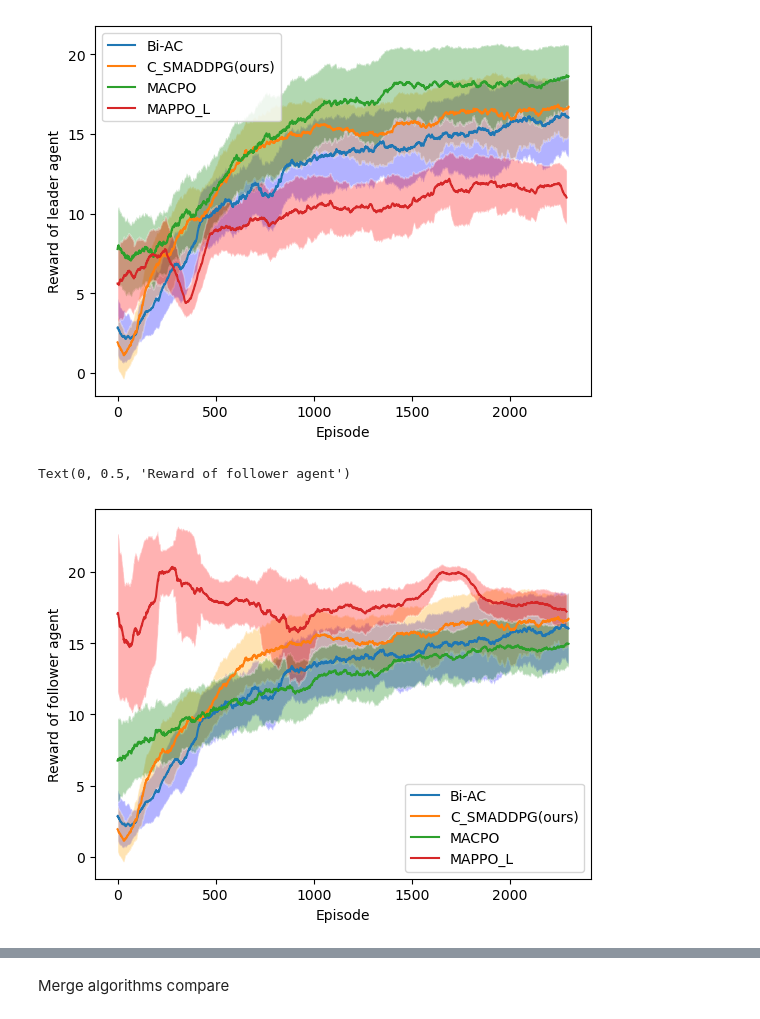
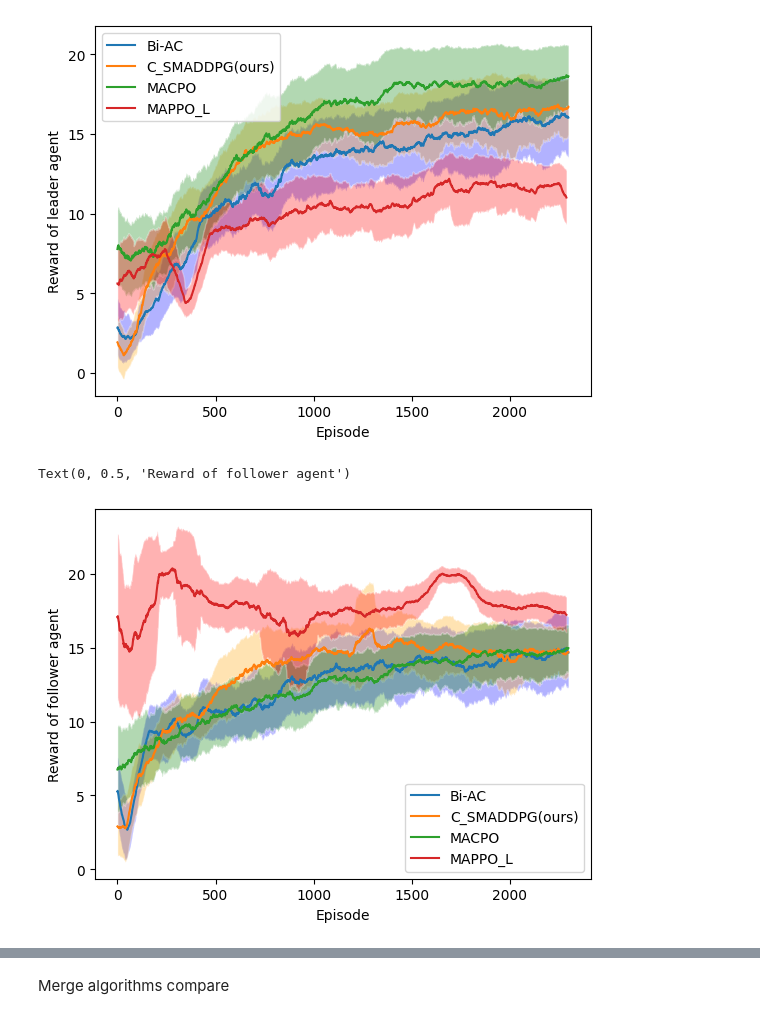
Before and after one commit to SafeRL-Lab/Safe-MARL-in-Autonomous-Driving, a Jupyter notebook: plot.ipynb, the cells around one changed output, grey strips where cells are left out. Saved outputs shown, nothing was run; the diff lists cells and outputs as text; code cells hidden in the pictures.

```diff
--- a/plot.ipynb
+++ b/plot.ipynb
@@ -161,12 +161,12 @@ follower_std_reward_c_bilevel = np.zeros(length_c_bilevel-mean_count)
 
 
 for i in range(length_bilevel-mean_count):
-    follower_mean_reward_bilevel[i] = np.mean(avg_leader_reward_bilevel[i:i+mean_count])
-    follower_std_reward_bilevel[i] = np.std(std_leader_reward_bilevel[i:i+mean_count])
+    follower_mean_reward_bilevel[i] = np.mean(avg_follower_reward_bilevel[i:i+mean_count])
+    follower_std_reward_bilevel[i] = np.std(std_follower_reward_bilevel[i:i+mean_count])
 
 for i in range(length_c_bilevel-mean_count):
-    follower_mean_reward_c_bilevel[i] = np.mean(avg_leader_reward_c_bilevel[i:i+mean_count])
-    follower_std_reward_c_bilevel[i] = np.std(std_leader_reward_c_bilevel[i:i+mean_count])
+    follower_mean_reward_c_bilevel[i] = np.mean(avg_follower_reward_c_bilevel[i:i+mean_count])
+    follower_std_reward_c_bilevel[i] = np.std(std_follower_reward_c_bilevel[i:i+mean_count])
 
 length_macpo = len(avg_follower_reward_macpo)-mean_count
 episodes_macpo = np.arange(length_macpo-mean_count)
@@ -175,34 +175,34 @@ follower_std_reward_macpo = np.zeros(length_macpo-mean_count)
 for i in range(length_macpo-mean_count):
     follower_mean_reward_macpo[i] = np.mean(avg_follower_reward_macpo[i:i+mean_count])
     follower_std_reward_macpo[i] = np.std(std_follower_reward_macpo[i:i+mean_count])
 
 length_mappo_l = len(avg_follower_reward_mappo_l)-mean_count
 episodes_mappo_l = np.arange(length_mappo_l-mean_count)
 follower_mean_reward_mappo_l = np.zeros(length_mappo_l-mean_count)
 follower_std_reward_mappo_l = np.zeros(length_mappo_l-mean_count)
 for i in range(length_mappo_l-mean_count):
     follower_mean_reward_mappo_l[i] = 30-np.mean(avg_follower_reward_mappo_l[i:i+mean_count])
     follower_std_reward_mappo_l[i] = np.std(std_follower_reward_mappo_l[i:i+mean_count])
 
 
 plt.plot(follower_mean_reward_bilevel, label='Bi-AC')
 plt.fill_between(episodes_bilevel, follower_mean_reward_bilevel-follower_std_reward_bilevel, follower_mean_reward_bilevel+follower_std_reward_bilevel, color='blue',edgecolor='white',alpha=0.3)
 
 plt.plot(follower_mean_reward_c_bilevel, label='C_SMADDPG(ours)')
 plt.fill_between(episodes_c_bilevel, follower_mean_reward_c_bilevel-follower_std_reward_c_bilevel, follower_mean_reward_c_bilevel+follower_std_reward_c_bilevel, color='orange',edgecolor='white',alpha=0.3)
 
 plt.plot(follower_mean_reward_macpo, label='MACPO')
 plt.fill_between(episodes_macpo, follower_mean_reward_macpo-follower_std_reward_macpo, follower_mean_reward_macpo+follower_std_reward_macpo, color='green',edgecolor='white',alpha=0.3)
 
 plt.plot(follower_mean_reward_mappo_l, label='MAPPO_L')
 plt.fill_between(episodes_mappo_l, follower_mean_reward_mappo_l-follower_std_reward_mappo_l, follower_mean_reward_mappo_l+follower_std_reward_mappo_l, color='red',edgecolor='white',alpha=0.3)
 
 plt.legend()
 plt.xlabel("Episode")
 plt.ylabel("Reward of follower agent")
 # %% [output]
 Text(0, 0.5, 'Reward of follower agent')
-[figure, old version]
+[figure, new version]
 # %%
 total_mean_reward_bilevel = leader_mean_reward_bilevel+follower_mean_reward_bilevel
 total_std_reward_bilevel = leader_std_reward_bilevel+follower_std_reward_bilevel
```
Also changed, not shown: parts of 2 cells of this notebook, 9 other files.
